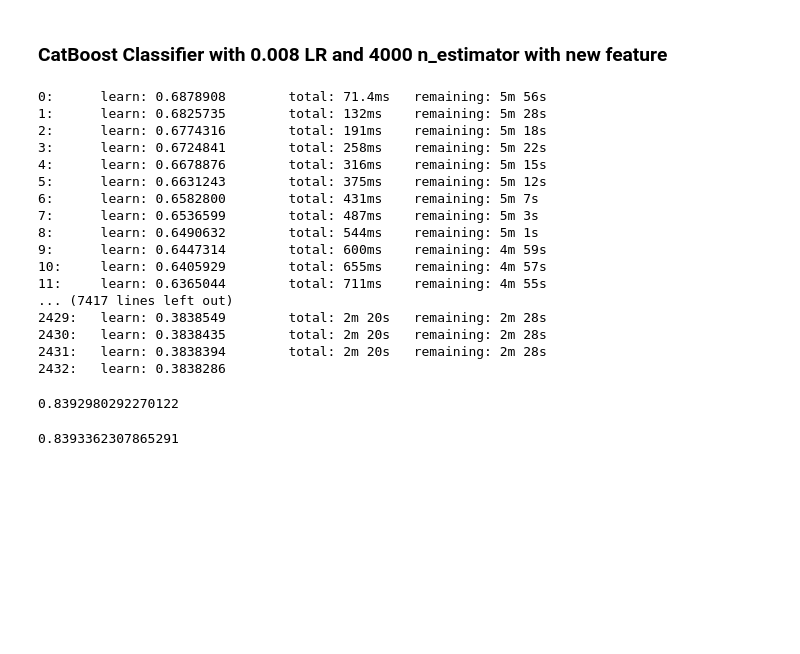
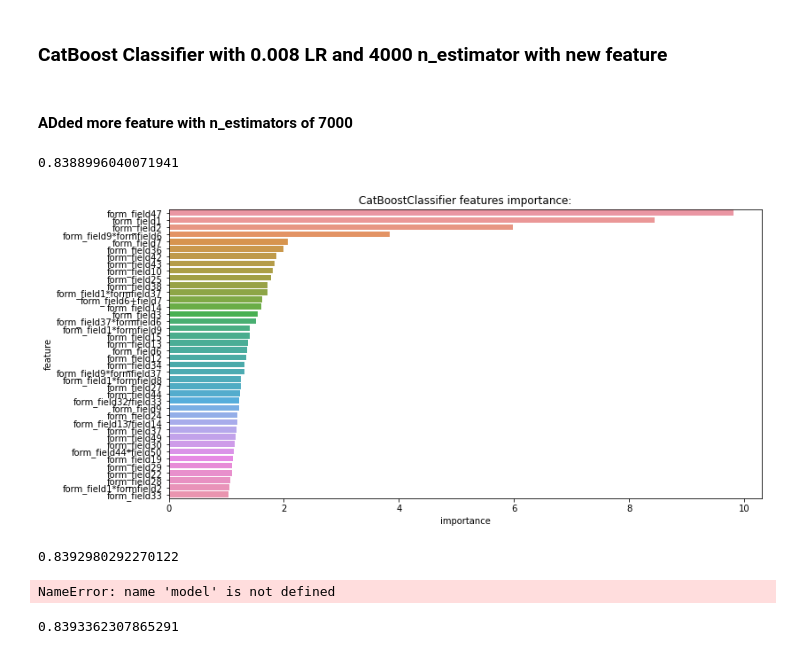
Before and after one commit to Justus-coded/Competitions, a Jupyter notebook: DSN AI Bootcamp Qualification Hackathon/DSN AI Bootcamp Qualification.ipynb, the cells around one changed output. Saved outputs shown, nothing was run; the diff lists cells and outputs as text; code cells hidden in the pictures; blank space fills up the shorter version.

Commit message:
Added more features using feature interaction and increased the number of estimators - kaggle_cat4

```diff
--- a/DSN AI Bootcamp Qualification Hackathon/DSN AI Bootcamp Qualification.ipynb
+++ b/DSN AI Bootcamp Qualification Hackathon/DSN AI Bootcamp Qualification.ipynb
@@ -75,6 +75,21 @@ new_train['form_field36/field39'] = new_train['form_field36'] / new_train['form_
 new_train['form_field36/field18'] = new_train['form_field36'] / new_train['form_field18']
 new_train['form_field36/field20'] = new_train['form_field36'] / new_train['form_field20']
 new_train['form_field44*field50'] = new_train['form_field44'] * new_train['form_field50']
+
+new_train['form_field1*formfield6'] = new_train['form_field1'] * new_train['form_field6']
+new_train['form_field2*formfield6'] = new_train['form_field2'] * new_train['form_field6']
+
+new_train['form_field1*formfield9'] = new_train['form_field1'] * new_train['form_field9']
+new_train['form_field2*formfield9'] = new_train['form_field2'] * new_train['form_field9']
+
+new_train['form_field1*formfield37'] = new_train['form_field1'] * new_train['form_field37']
+new_train['form_field2*formfield37'] = new_train['form_field2'] * new_train['form_field37']
+
+new_train['form_field9*formfield6'] = new_train['form_field9'] * new_train['form_field6']
+new_train['form_field37*formfield6'] = new_train['form_field37'] * new_train['form_field6']
+
+new_train['form_field9*formfield37'] = new_train['form_field9'] * new_train['form_field37']
+new_train['form_field1*formfield8'] = new_train['form_field1'] * new_train['form_field8']
 # %%
 new_test['form_field1*formfield2'] = new_test['form_field1'] * new_test['form_field2']
 new_test['form_field1/formfield2'] = new_test['form_field1'] / new_test['form_field2']
@@ -94,6 +109,23 @@ new_test['form_field36/field39'] = new_test['form_field36'] / new_test['form_fie
 new_test['form_field36/field18'] = new_test['form_field36'] / new_test['form_field18']
 new_test['form_field36/field20'] = new_test['form_field36'] / new_test['form_field20']
 new_test['form_field44*field50'] = new_test['form_field44'] * new_test['form_field50']
+
+
+
+new_test['form_field1*formfield6'] = new_test['form_field1'] * new_test['form_field6']
+new_test['form_field2*formfield6'] = new_test['form_field2'] * new_test['form_field6']
+
+new_test['form_field1*formfield9'] = new_test['form_field1'] * new_test['form_field9']
+new_test['form_field2*formfield9'] = new_test['form_field2'] * new_test['form_field9']
+
+new_test['form_field1*formfield37'] = new_test['form_field1'] * new_test['form_field37']
+new_test['form_field2*formfield37'] = new_test['form_field2'] * new_test['form_field37']
+
+new_test['form_field9*formfield6'] = new_test['form_field9'] * new_test['form_field6']
+new_test['form_field37*formfield6'] = new_test['form_field37'] *new_test['form_field6']
+
+new_test['form_field9*formfield37'] = new_test['form_field9'] * new_test['form_field37']
+new_test['form_field1*formfield8'] = new_test['form_field1'] * new_test['form_field8']
 # %% [markdown]
 ## Modelling
 # %%
@@ -178,21 +210,10 @@ for train_index, test_index in kf.split(X,y):
     pred = model.predict_proba(test_)[:,1]
     roc_score.append(score)
     test_pred.append(pred)
-# %% [output]
-0:      learn: 0.6878908        total: 71.4ms   remaining: 5m 56s
-1:      learn: 0.6825735        total: 132ms    remaining: 5m 28s
-2:      learn: 0.6774316        total: 191ms    remaining: 5m 18s
-3:      learn: 0.6724841        total: 258ms    remaining: 5m 22s
-4:      learn: 0.6678876        total: 316ms    remaining: 5m 15s
-5:      learn: 0.6631243        total: 375ms    remaining: 5m 12s
-6:      learn: 0.6582800        total: 431ms    remaining: 5m 7s
-7:      learn: 0.6536599        total: 487ms    remaining: 5m 3s
-8:      learn: 0.6490632        total: 544ms    remaining: 5m 1s
-9:      learn: 0.6447314        total: 600ms    remaining: 4m 59s
-10:     learn: 0.6405929        total: 655ms    remaining: 4m 57s
-11:     learn: 0.6365044        total: 711ms    remaining: 4m 55s
-... (7417 lines left out)
-2429:   learn: 0.3838549        total: 2m 20s   remaining: 2m 28s
-2430:   learn: 0.3838435        total: 2m 20s   remaining: 2m 28s
-2431:   learn: 0.3838394        total: 2m 20s   remaining: 2m 28s
-2432:   learn: 0.3838286
+# %% [markdown]
+#### ADded more feature with n_estimators of 7000
+# %%
+#with more feature interaction, lower but perfromed better on LB
+np.mean(roc_score)
+# %% [output]
+0.8388996040071941
@@ -199,3 +223,12 @@ for train_index, test_index in kf.split(X,y):
+# %%
+feature_importance_df = pd.DataFrame(model.feature_importances_, columns=['importance'])
+feature_importance_df['feature'] = test_.columns
+
+plt.figure(figsize=(12, 6));
+sns.barplot(x="importance", y="feature", data=feature_importance_df.sort_values(by = ['importance'], ascending = False).head(40))
+plt.title('CatBoostClassifier features importance:');
+# %% [output]
+[figure, added]
 # %%
 #with more feature interaction, lower but perfromed better on LB
 np.mean(roc_score)
@@ -210,8 +243,10 @@ feature_importance_df = pd.DataFrame(model.feature_importances_, columns=['impor
 feature_importance_df['feature'] = test_.columns
 
 plt.figure(figsize=(12, 6));
-sns.barplot(x="importance", y="feature", data=feature_importance_df.sort_values(by = ['importance'], ascending = False).head(30))
+sns.barplot(x="importance", y="feature", data=feature_importance_df.sort_values(by = ['importance'], ascending = False).head(40))
 plt.title('CatBoostClassifier features importance:');
+# %% [output]
+NameError: name 'model' is not defined
 # %%
 #with one feature interaction, lower but perfromed better on LB
 np.mean(roc_score)
```
Also changed, not shown: parts of 2 cells of this notebook.
